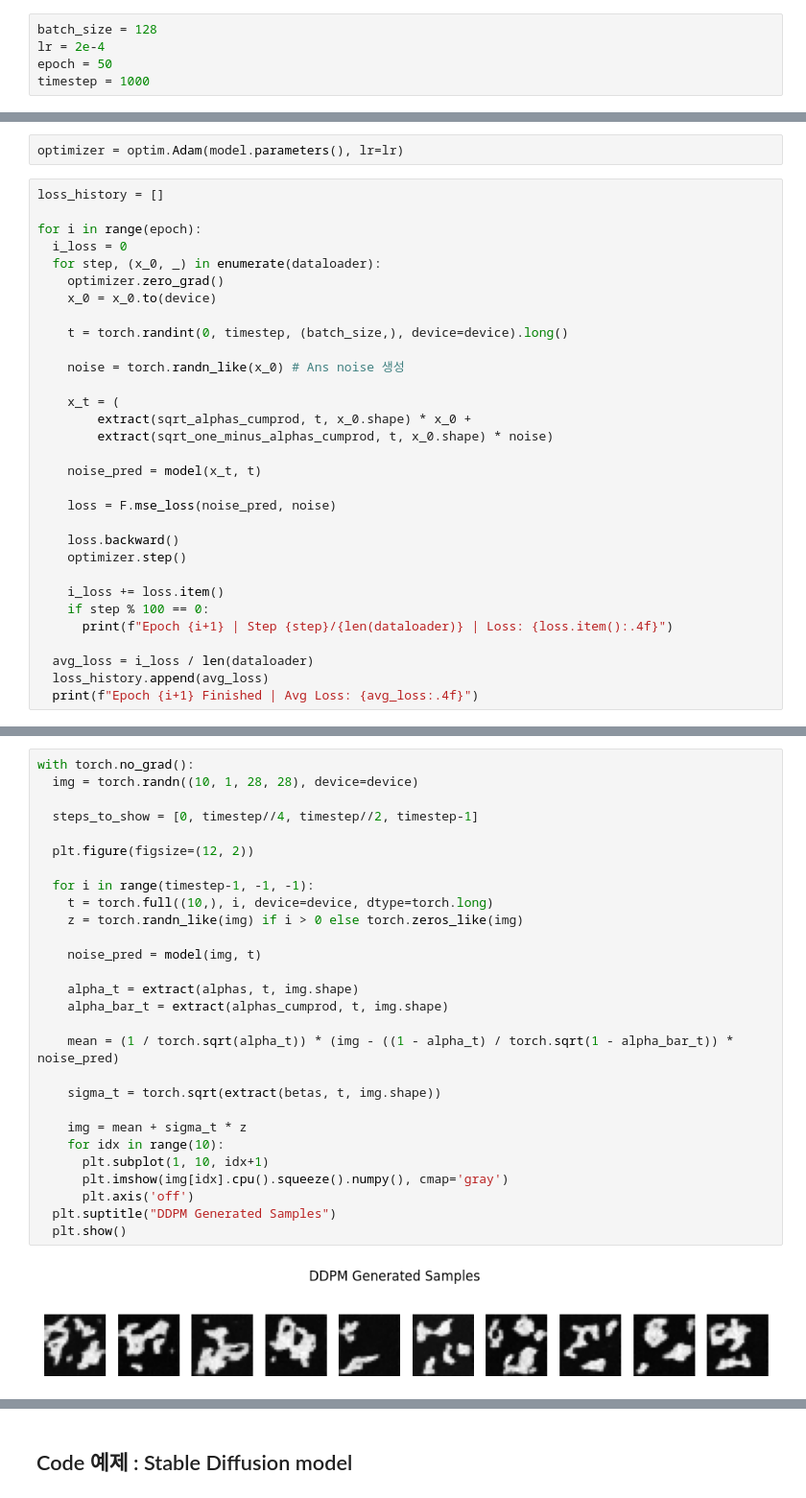
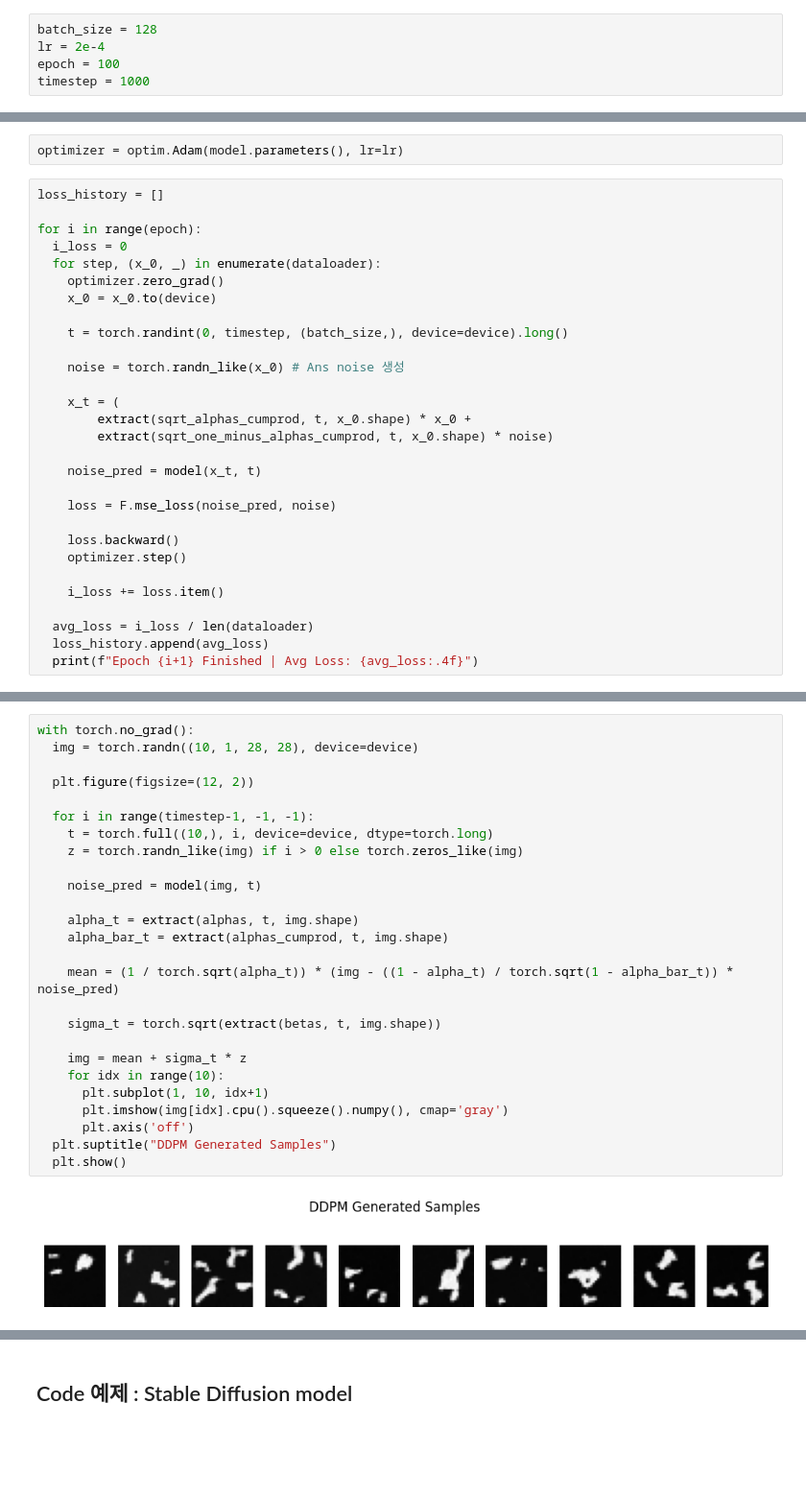
Before and after one commit to wodud19492/-2025-2-EEE4178-Hands-On, a Jupyter notebook: Day5_2025_Diffusion.ipynb, the cells around one changed output, grey strips where cells are left out. Shown at 96% size. Cells and saved outputs as stored; diff of their text form; blank space fills up the shorter version.

```diff
--- a/Day5_2025_Diffusion.ipynb
+++ b/Day5_2025_Diffusion.ipynb
@@ -30,7 +34,7 @@ device = "cuda" if torch.cuda.is_available() else "cpu"
 # %%
 batch_size = 128
 lr = 2e-4
-epoch = 50
+epoch = 100
 timestep = 1000
 # %%
 transform = transforms.Compose([transforms.ToTensor(), transforms.Normalize((0.5,), (0.5,))])
@@ -112,8 +116,6 @@ for i in range(epoch):
     optimizer.step()
 
     i_loss += loss.item()
-    if step % 100 == 0:
-      print(f"Epoch {i+1} | Step {step}/{len(dataloader)} | Loss: {loss.item():.4f}")
 
   avg_loss = i_loss / len(dataloader)
   loss_history.append(avg_loss)
@@ -139,30 +141,28 @@ Epoch 50 Finished | Avg Loss: 0.0439
 # %%
 with torch.no_grad():
   img = torch.randn((10, 1, 28, 28), device=device)
-
-  steps_to_show = [0, timestep//4, timestep//2, timestep-1]
 
   plt.figure(figsize=(12, 2))
 
   for i in range(timestep-1, -1, -1):
     t = torch.full((10,), i, device=device, dtype=torch.long)
     z = torch.randn_like(img) if i > 0 else torch.zeros_like(img)
 
     noise_pred = model(img, t)
 
     alpha_t = extract(alphas, t, img.shape)
     alpha_bar_t = extract(alphas_cumprod, t, img.shape)
 
     mean = (1 / torch.sqrt(alpha_t)) * (img - ((1 - alpha_t) / torch.sqrt(1 - alpha_bar_t)) * noise_pred)
 
     sigma_t = torch.sqrt(extract(betas, t, img.shape))
 
     img = mean + sigma_t * z
     for idx in range(10):
       plt.subplot(1, 10, idx+1)
       plt.imshow(img[idx].cpu().squeeze().numpy(), cmap='gray')
       plt.axis('off')
   plt.suptitle("DDPM Generated Samples")
   plt.show()
 # %% [output]
-[figure, old version]
+[figure, new version]
```
Also changed, not shown: parts of 7 cells of this notebook.
